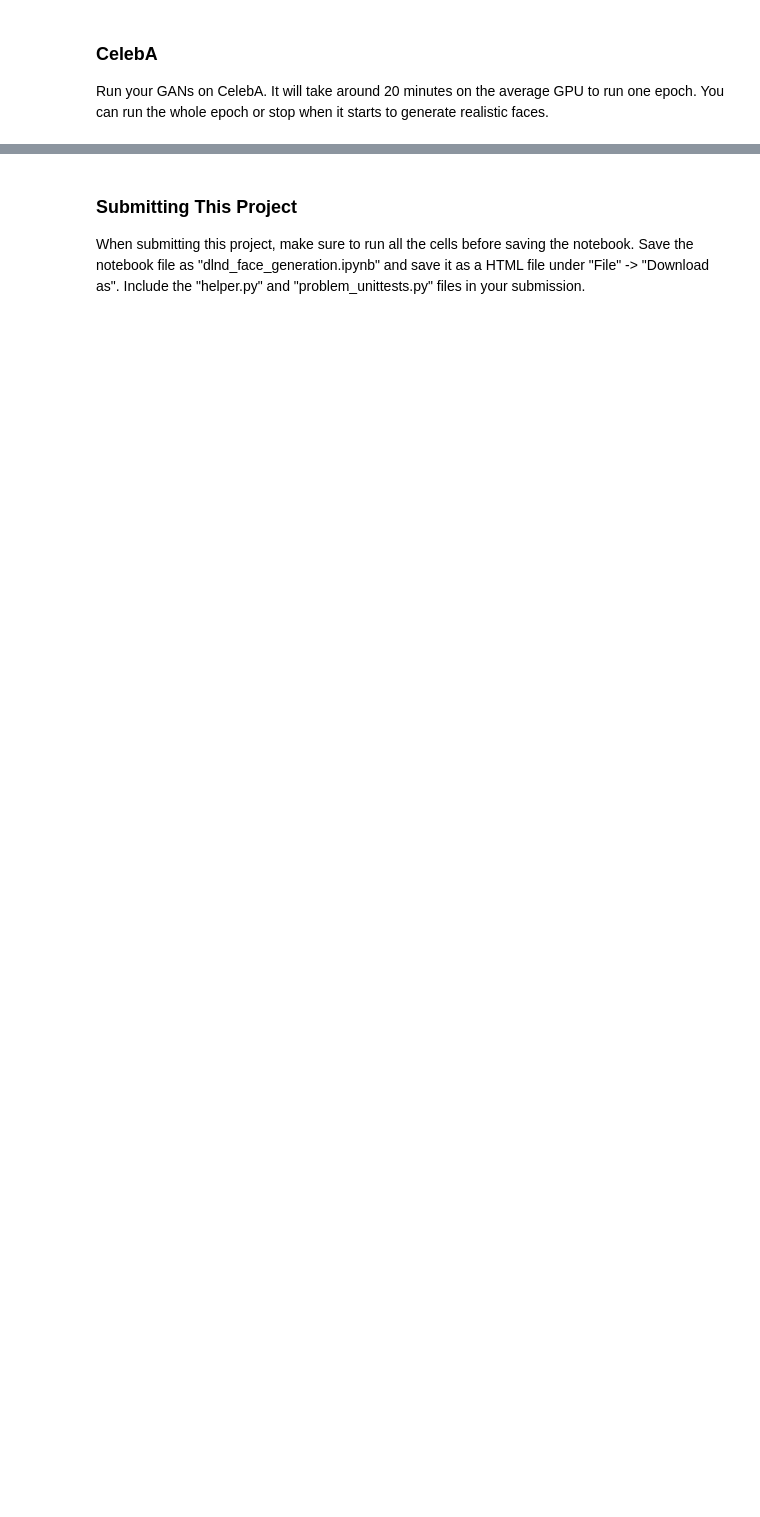
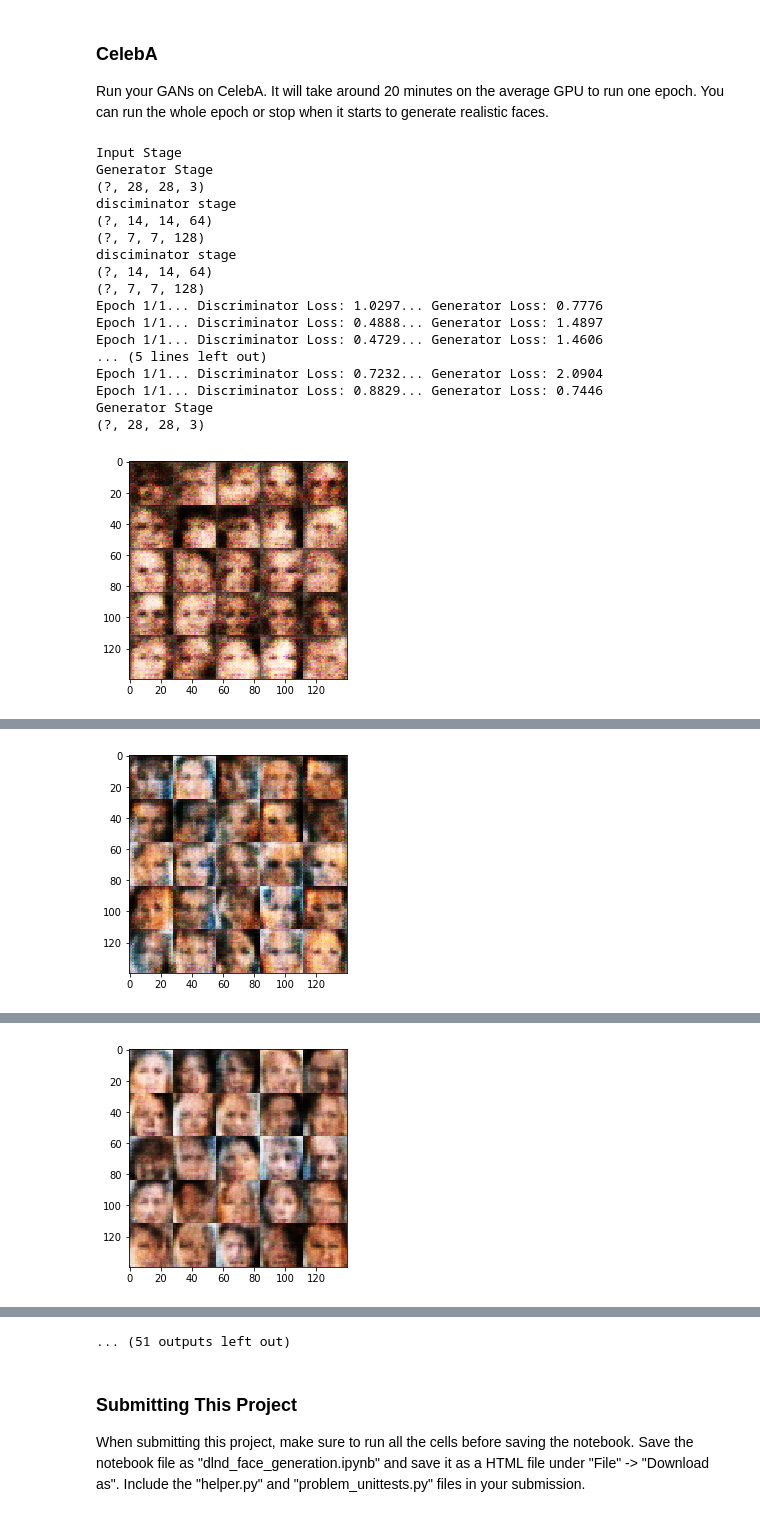
Before and after one commit to prraoo/udacity-dlnd, a Jupyter notebook: face_generation/dlnd_face_generation.ipynb, the cells around one changed output, grey strips where cells are left out. Cells and saved outputs as stored; diff of their text form; code cells hidden in the pictures; blank space fills up the shorter version.

```diff
--- a/face_generation/dlnd_face_generation.ipynb
+++ b/face_generation/dlnd_face_generation.ipynb
@@ -461,18 +618,37 @@ Caused by op 'Placeholder', defined at:
 ### CelebA
 Run your GANs on CelebA.  It will take around 20 minutes on the average GPU to run one epoch.  You can run the whole epoch or stop when it starts to generate realistic faces.
 # %%
-batch_size = None
-z_dim = None
-learning_rate = None
-beta1 = None
+batch_size = 64
+z_dim = 100
+learning_rate = 0.0003
+beta1 = 0.5
 
 
 """
 DON'T MODIFY ANYTHING IN THIS CELL THAT IS BELOW THIS LINE
 """
 epochs = 1
 
 celeba_dataset = helper.Dataset('celeba', glob(os.path.join(data_dir, 'img_align_celeba/*.jpg')))
 with tf.Graph().as_default():
     train(epochs, batch_size, z_dim, learning_rate, beta1, celeba_dataset.get_batches,
           celeba_dataset.shape, celeba_dataset.image_mode)
+# %% [output]
+Input Stage
+Generator Stage
+(?, 28, 28, 3)
+disciminator stage
+(?, 14, 14, 64)
+(?, 7, 7, 128)
+disciminator stage
+(?, 14, 14, 64)
+(?, 7, 7, 128)
+Epoch 1/1... Discriminator Loss: 1.0297... Generator Loss: 0.7776
+Epoch 1/1... Discriminator Loss: 0.4888... Generator Loss: 1.4897
+Epoch 1/1... Discriminator Loss: 0.4729... Generator Loss: 1.4606
+... (5 lines left out)
+Epoch 1/1... Discriminator Loss: 0.7232... Generator Loss: 2.0904
+Epoch 1/1... Discriminator Loss: 0.8829... Generator Loss: 0.7446
+Generator Stage
+(?, 28, 28, 3)
+[figure, added]
@@ -478,0 +667 @@ with tf.Graph().as_default():
+[figure, added]
@@ -478,0 +680 @@ with tf.Graph().as_default():
+[figure, added]
@@ -479,3 +720,4 @@ with tf.Graph().as_default():
+... (51 outputs left out)
 # %% [markdown]
 ### Submitting This Project
 When submitting this project, make sure to run all the cells before saving the notebook. Save the notebook file as "dlnd_face_generation.ipynb" and save it as a HTML file under "File" -> "Download as". Include the "helper.py" and "problem_unittests.py" files in your submission.
```
Also changed, not shown: parts of 6 cells of this notebook.
